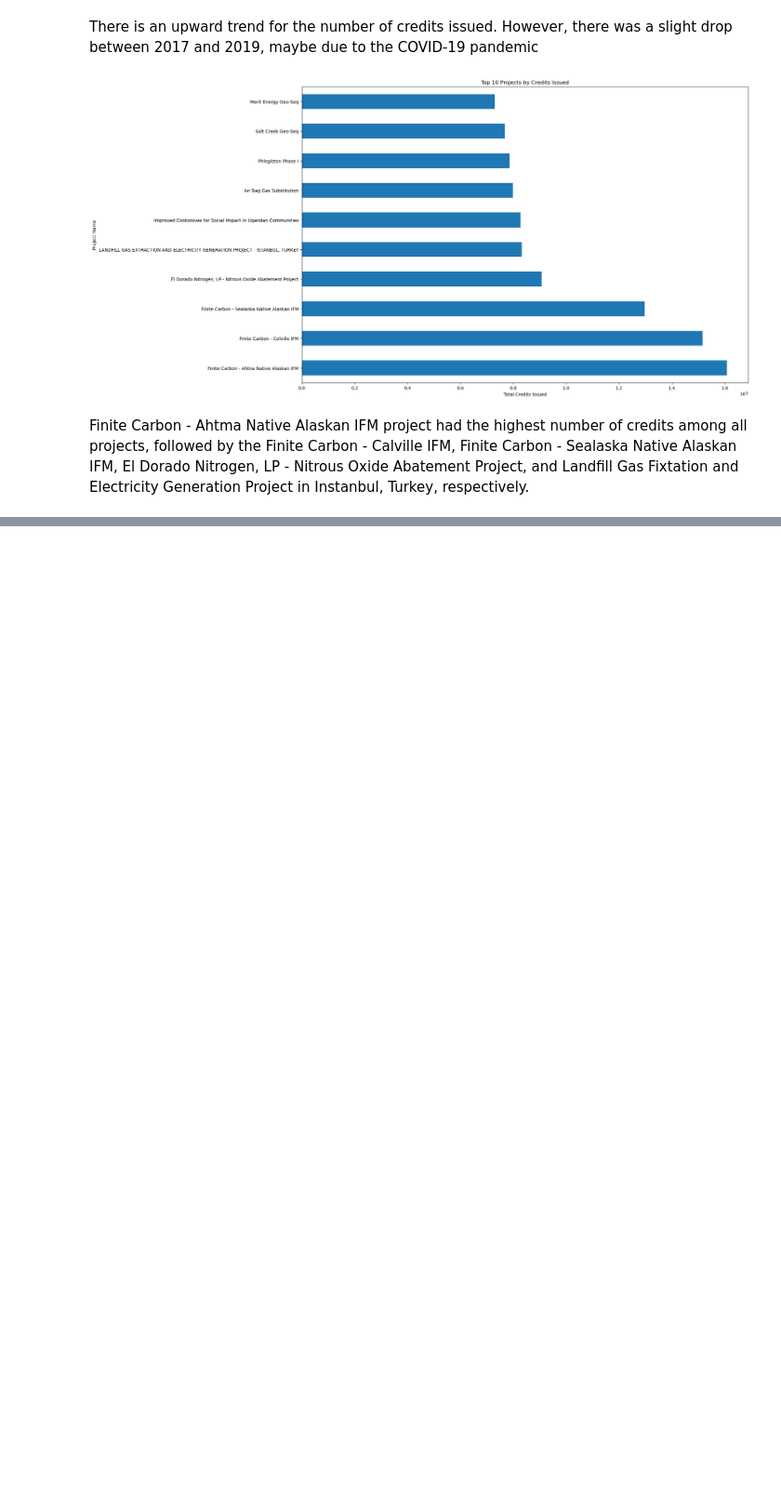
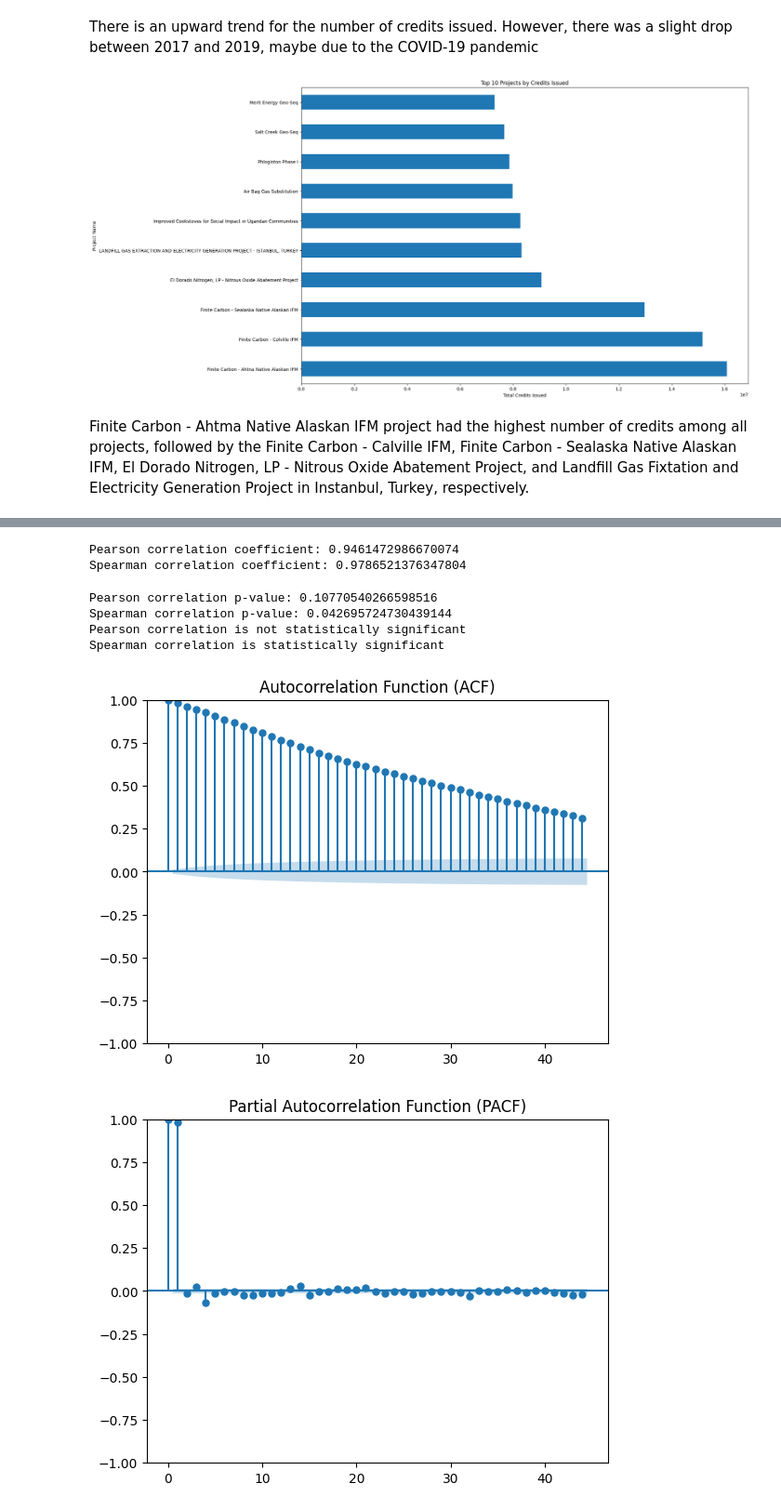
Before and after one commit to Wairimukimm/Carbon-credits-chronicles, a Jupyter notebook: Untitled.ipynb, the cells around one changed output, grey strips where cells are left out. Shown: that part at 93% size. Drawn from its saved outputs; the diff is of its cells as text; code cells hidden in the pictures; blank space fills up the shorter version.

```diff
--- a/Untitled.ipynb
+++ b/Untitled.ipynb
@@ -270,0 +293,49 @@ Finite Carbon - Ahtma Native Alaskan IFM project had the highest number of credi
+# %%
+# Correlation analysis
+from scipy.stats import pearsonr, spearmanr
+correlation_pearson, _ = pearsonr(merged_df['Annual CO₂ emissions'], merged_df['Cumulative CO₂ emissions'])
+correlation_spearman, _ = spearmanr(merged_df['Annual CO₂ emissions'], merged_df['Cumulative CO₂ emissions'])
+print("Pearson correlation coefficient:", correlation_pearson)
+print("Spearman correlation coefficient:", correlation_spearman)
+# %% [output]
+Pearson correlation coefficient: 0.9461472986670074
+Spearman correlation coefficient: 0.9786521376347804
+# %%
+# Hypothesis testing - testing correlation significance
+alpha = 0.05  # significance level
+p_value_pearson = 0
+p_value_spearman = 0
+if abs(correlation_pearson) < 1:
+    p_value_pearson = 2 * (1 - abs(correlation_pearson))
+if abs(correlation_spearman) < 1:
+    p_value_spearman = 2 * (1 - abs(correlation_spearman))
+print("Pearson correlation p-value:", p_value_pearson)
+print("Spearman correlation p-value:", p_value_spearman)
+if p_value_pearson < alpha:
+    print("Pearson correlation is statistically significant")
+else:
+    print("Pearson correlation is not statistically significant")
+if p_value_spearman < alpha:
+    print("Spearman correlation is statistically significant")
+else:
+    print("Spearman correlation is not statistically significant")
+# %% [output]
+Pearson correlation p-value: 0.10770540266598516
+Spearman correlation p-value: 0.042695724730439144
+Pearson correlation is not statistically significant
+Spearman correlation is statistically significant
+# %%
+from statsmodels.graphics.tsaplots import plot_acf, plot_pacf
+
+# ACF plot
+plot_acf(merged_df['Annual CO₂ emissions'])
+plt.title('Autocorrelation Function (ACF)')
+plt.show()
+
+# PACF plot
+plot_pacf(merged_df['Annual CO₂ emissions'])
+plt.title('Partial Autocorrelation Function (PACF)')
+plt.show()
+# %% [output]
+[figure, added]
+[figure, added]
```
Also changed, not shown: parts of 20 cells of this notebook, 2 other files.
